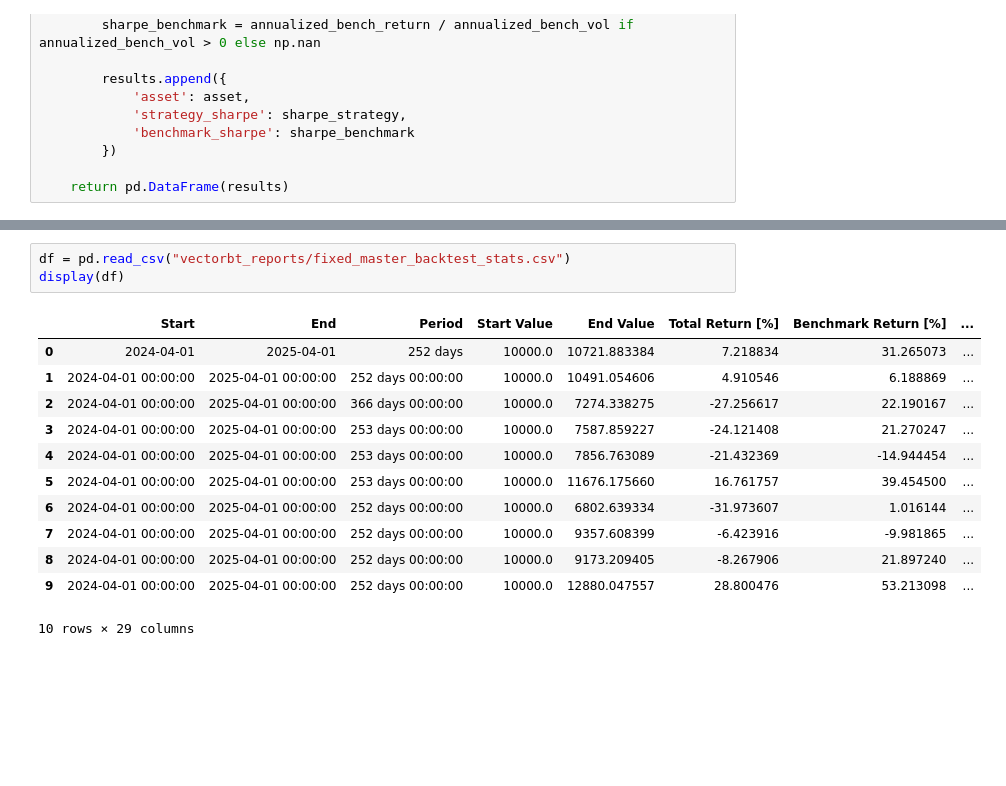
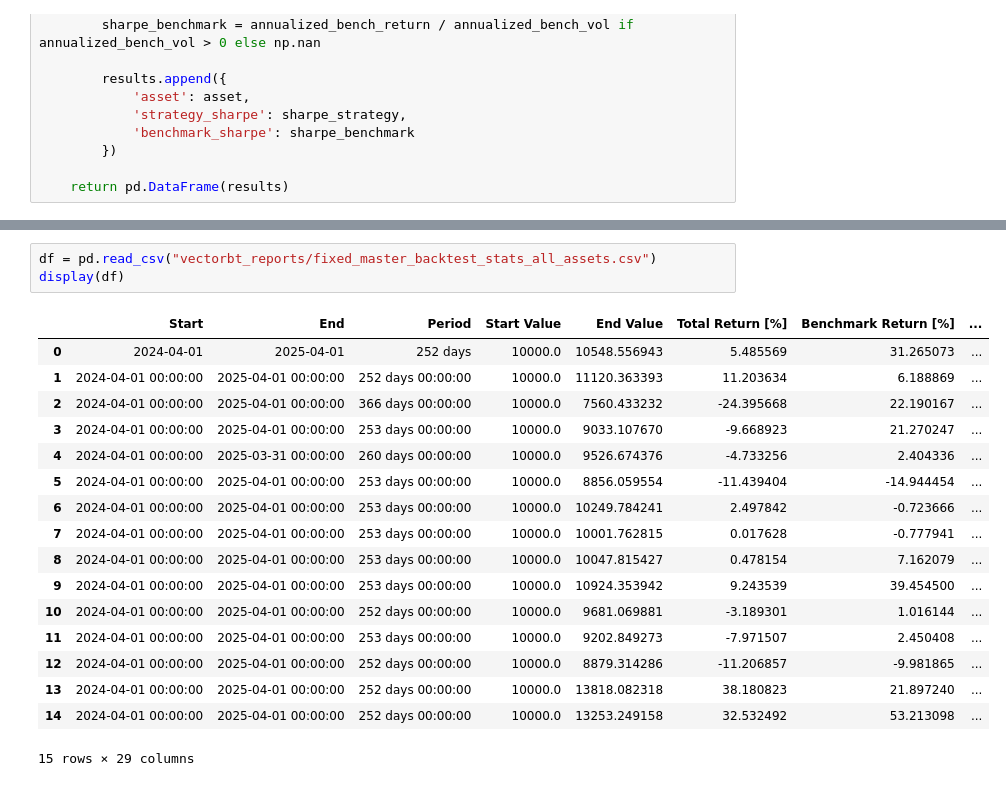
Before and after one commit to fdu11235/REPFS25, a Jupyter notebook: stats_notebook.ipynb, the cells around one changed output, grey strips where cells are left out. Saved outputs shown, nothing was run; the diff lists cells and outputs as text; blank space fills up the shorter version.

```diff
--- a/stats_notebook.ipynb
+++ b/stats_notebook.ipynb
@@ -135,16 +138,21 @@ Asset: BTC=F
 # %%
-df = pd.read_csv("vectorbt_reports/fixed_master_backtest_stats.csv")
+df = pd.read_csv("vectorbt_reports/fixed_master_backtest_stats_all_assets.csv")
 display(df)
 # %% [output]
 |  | Start | End | Period | Start Value | End Value | Total Return [%] | Benchmark Return [%] | ... |
-| 0 | 2024-04-01 | 2025-04-01 | 252 days | 10000.0 | 10721.883384 | 7.218834 | 31.265073 | ... |
-| 1 | 2024-04-01 00:00:00 | 2025-04-01 00:00:00 | 252 days 00:00:00 | 10000.0 | 10491.054606 | 4.910546 | 6.188869 | ... |
-| 2 | 2024-04-01 00:00:00 | 2025-04-01 00:00:00 | 366 days 00:00:00 | 10000.0 | 7274.338275 | -27.256617 | 22.190167 | ... |
-| 3 | 2024-04-01 00:00:00 | 2025-04-01 00:00:00 | 253 days 00:00:00 | 10000.0 | 7587.859227 | -24.121408 | 21.270247 | ... |
-| 4 | 2024-04-01 00:00:00 | 2025-04-01 00:00:00 | 253 days 00:00:00 | 10000.0 | 7856.763089 | -21.432369 | -14.944454 | ... |
-| 5 | 2024-04-01 00:00:00 | 2025-04-01 00:00:00 | 253 days 00:00:00 | 10000.0 | 11676.175660 | 16.761757 | 39.454500 | ... |
-| 6 | 2024-04-01 00:00:00 | 2025-04-01 00:00:00 | 252 days 00:00:00 | 10000.0 | 6802.639334 | -31.973607 | 1.016144 | ... |
-| 7 | 2024-04-01 00:00:00 | 2025-04-01 00:00:00 | 252 days 00:00:00 | 10000.0 | 9357.608399 | -6.423916 | -9.981865 | ... |
-| 8 | 2024-04-01 00:00:00 | 2025-04-01 00:00:00 | 252 days 00:00:00 | 10000.0 | 9173.209405 | -8.267906 | 21.897240 | ... |
-| 9 | 2024-04-01 00:00:00 | 2025-04-01 00:00:00 | 252 days 00:00:00 | 10000.0 | 12880.047557 | 28.800476 | 53.213098 | ... |
+| 0 | 2024-04-01 | 2025-04-01 | 252 days | 10000.0 | 10548.556943 | 5.485569 | 31.265073 | ... |
+| 1 | 2024-04-01 00:00:00 | 2025-04-01 00:00:00 | 252 days 00:00:00 | 10000.0 | 11120.363393 | 11.203634 | 6.188869 | ... |
+| 2 | 2024-04-01 00:00:00 | 2025-04-01 00:00:00 | 366 days 00:00:00 | 10000.0 | 7560.433232 | -24.395668 | 22.190167 | ... |
+| 3 | 2024-04-01 00:00:00 | 2025-04-01 00:00:00 | 253 days 00:00:00 | 10000.0 | 9033.107670 | -9.668923 | 21.270247 | ... |
+| 4 | 2024-04-01 00:00:00 | 2025-03-31 00:00:00 | 260 days 00:00:00 | 10000.0 | 9526.674376 | -4.733256 | 2.404336 | ... |
+| 5 | 2024-04-01 00:00:00 | 2025-04-01 00:00:00 | 253 days 00:00:00 | 10000.0 | 8856.059554 | -11.439404 | -14.944454 | ... |
+| 6 | 2024-04-01 00:00:00 | 2025-04-01 00:00:00 | 253 days 00:00:00 | 10000.0 | 10249.784241 | 2.497842 | -0.723666 | ... |
+| 7 | 2024-04-01 00:00:00 | 2025-04-01 00:00:00 | 253 days 00:00:00 | 10000.0 | 10001.762815 | 0.017628 | -0.777941 | ... |
+| 8 | 2024-04-01 00:00:00 | 2025-04-01 00:00:00 | 253 days 00:00:00 | 10000.0 | 10047.815427 | 0.478154 | 7.162079 | ... |
+| 9 | 2024-04-01 00:00:00 | 2025-04-01 00:00:00 | 253 days 00:00:00 | 10000.0 | 10924.353942 | 9.243539 | 39.454500 | ... |
+| 10 | 2024-04-01 00:00:00 | 2025-04-01 00:00:00 | 252 days 00:00:00 | 10000.0 | 9681.069881 | -3.189301 | 1.016144 | ... |
+| 11 | 2024-04-01 00:00:00 | 2025-04-01 00:00:00 | 253 days 00:00:00 | 10000.0 | 9202.849273 | -7.971507 | 2.450408 | ... |
+| 12 | 2024-04-01 00:00:00 | 2025-04-01 00:00:00 | 252 days 00:00:00 | 10000.0 | 8879.314286 | -11.206857 | -9.981865 | ... |
+| 13 | 2024-04-01 00:00:00 | 2025-04-01 00:00:00 | 252 days 00:00:00 | 10000.0 | 13818.082318 | 38.180823 | 21.897240 | ... |
+| 14 | 2024-04-01 00:00:00 | 2025-04-01 00:00:00 | 252 days 00:00:00 | 10000.0 | 13253.249158 | 32.532492 | 53.213098 | ... |
-10 rows × 29 columns
+15 rows × 29 columns
```
Also changed, not shown: parts of 8 cells of this notebook, 8 other files.
